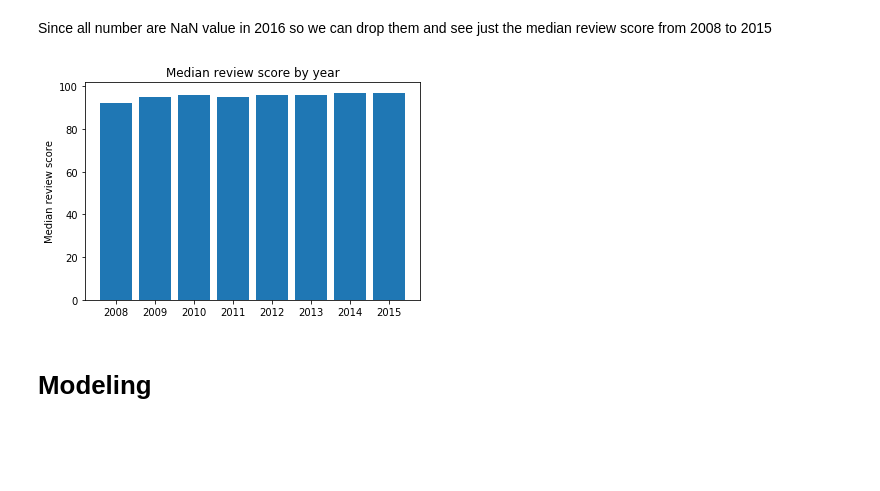
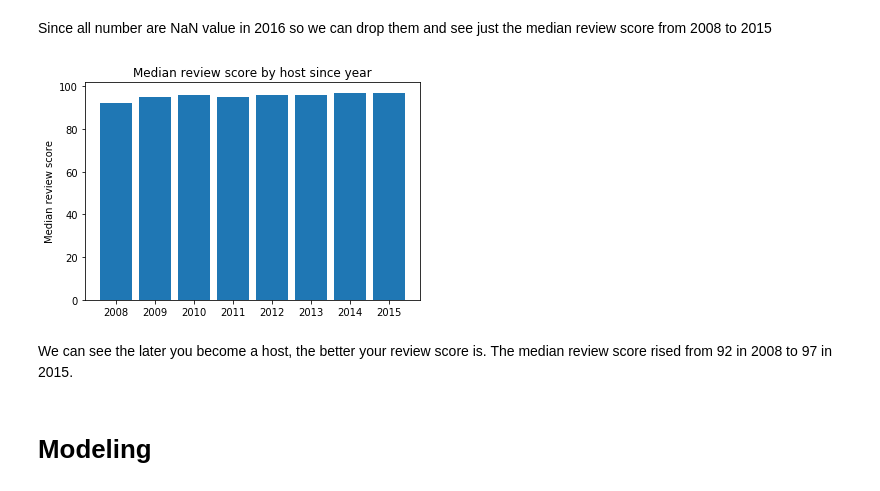
Before and after one commit to andykwok-hk/investigate_seattle_airbnb_dataset, a Jupyter notebook: Investigate Seattle Airbnb Dataset.ipynb, the cells around one changed output. Drawn from its saved outputs; the diff is of its cells as text; code cells hidden in the pictures; blank space fills up the shorter version.

Commit message:
update inline summary and chart format in notebook

```diff
--- a/Investigate Seattle Airbnb Dataset.ipynb
+++ b/Investigate Seattle Airbnb Dataset.ipynb
@@ -179,11 +179,13 @@ Name: review_scores_rating, dtype: float64
 # %% [markdown]
 Since all number are NaN value in 2016 so we can drop them and see just the median review score from 2008 to 2015
 # %%
-#Plot review scores by year
+#Plot review scores by host since year
 plot_bar(median_review_score_by_year.index[:-1], median_review_score_by_year.values[:-1],\
-         ylabel = "Median review score", title = "Median review score by year")
+         ylabel = "Median review score", title = "Median review score by host since year")
 # %% [output]
-[figure, old version]
+[figure, new version]
+# %% [markdown]
+We can see the later you become a host, the better your review score is. The median review score rised from 92 in 2008 to 97 in 2015.
 # %% [markdown]
 # Modeling
 # %%
```
Also changed, not shown: parts of 2 cells of this notebook.
